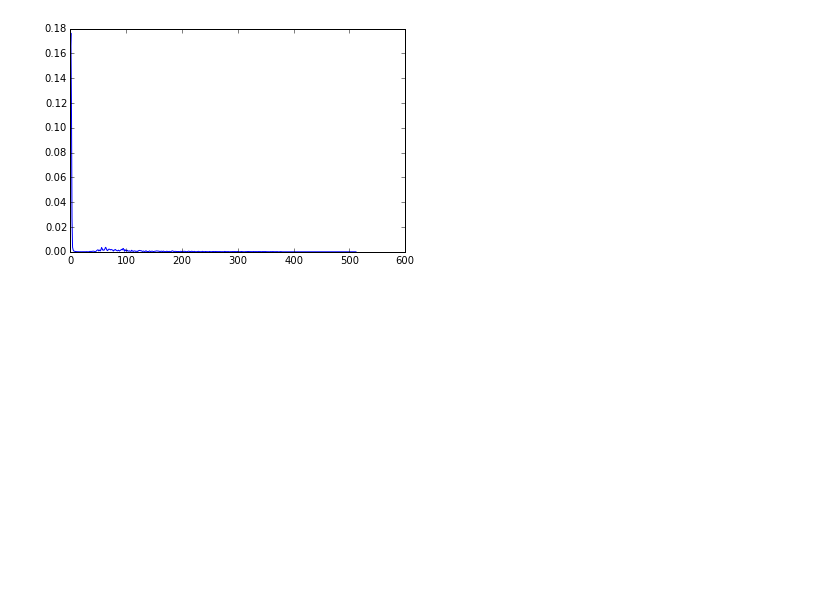
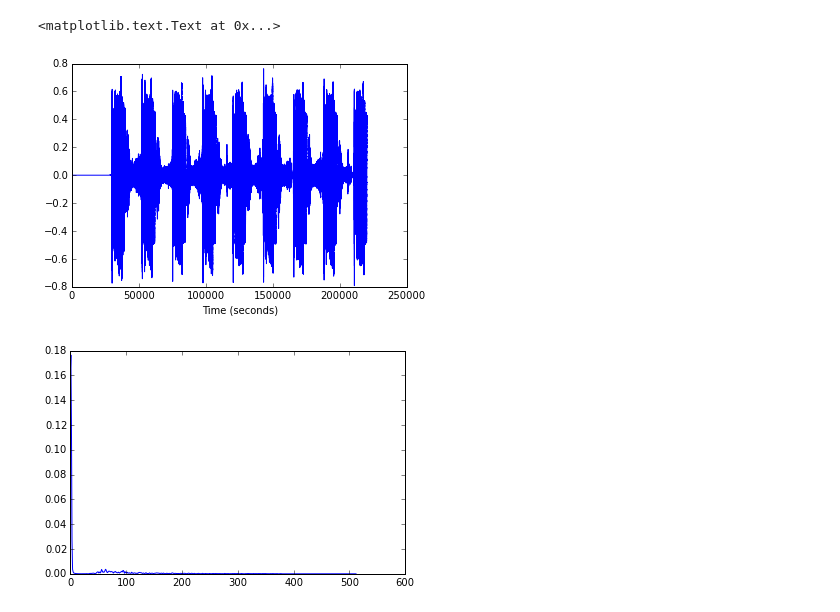
Before and after one commit to ggy/Essentia, a Jupyter notebook: Essentia_Tutorial_I.ipynb, the cells around one changed output. Drawn from its saved outputs; the diff is of its cells as text; code cells hidden in the pictures; blank space fills up the shorter version.

```diff
--- a/Essentia_Tutorial_I.ipynb
+++ b/Essentia_Tutorial_I.ipynb
@@ -14,9 +17,4 @@ import essentia.standard
 #
 
 # we start by instantiating the audio loader:
-loader = essentia.standard.MonoLoader(filename = '/home/glagasse/Songs/Indila - SOS (Remix par Iulian Florea).mp4.mp3')
-
-# and then we actually perform the loading:
-audio = loader()
-
-# by default, the MonoLoader will output audio with 44100Hz samplerate
+loader = MonoLoader(filename = '/home/glagasse/Songs/Indila - SOS (Remix par Iulian Florea).mp4.mp3')
@@ -57,0 +23,3 @@ class Algo(Algorithm)
+# %%
+audio = loader()
+sequence = audio[0:5*44100]
@@ -57,0 +30,6 @@ class Algo(Algorithm)
+# %%
+plot(sequence)
+xlabel('Time (seconds)')
+# %% [output]
+<matplotlib.text.Text at 0x...>
+[figure, added]
```
Also changed, not shown: parts of 16 cells of this notebook, 3 other files.
